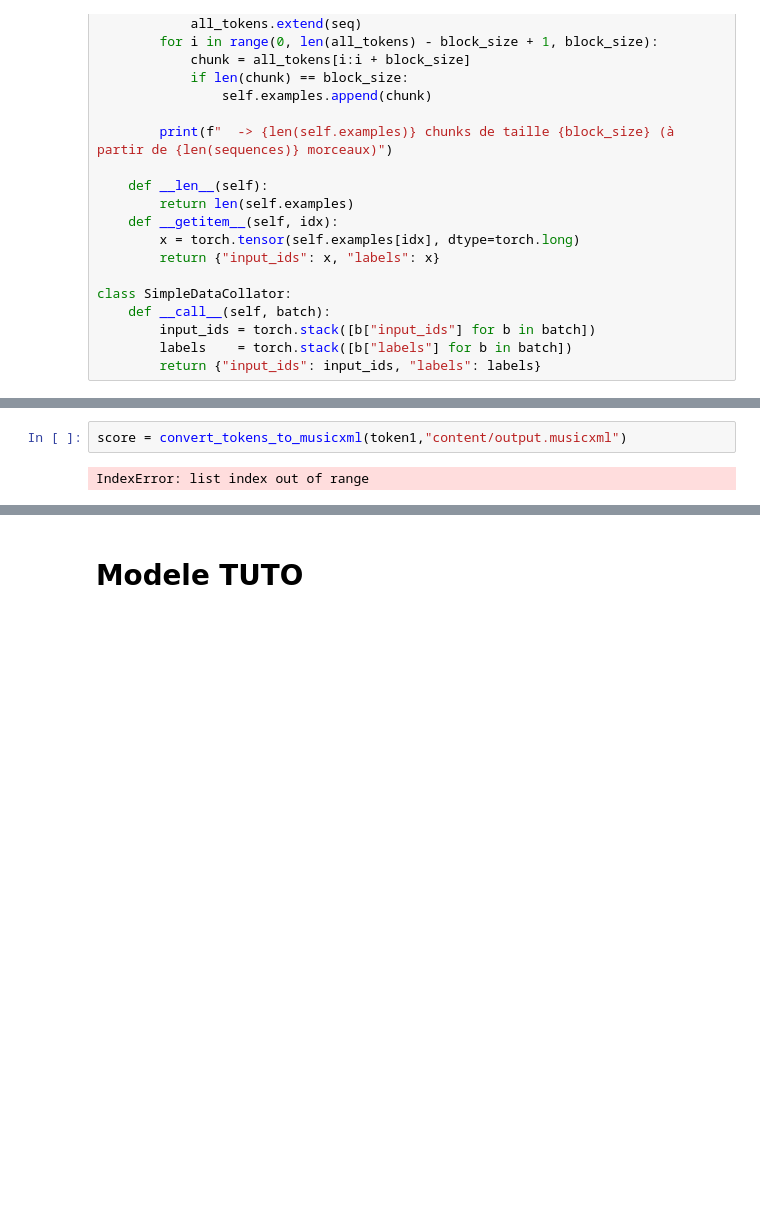
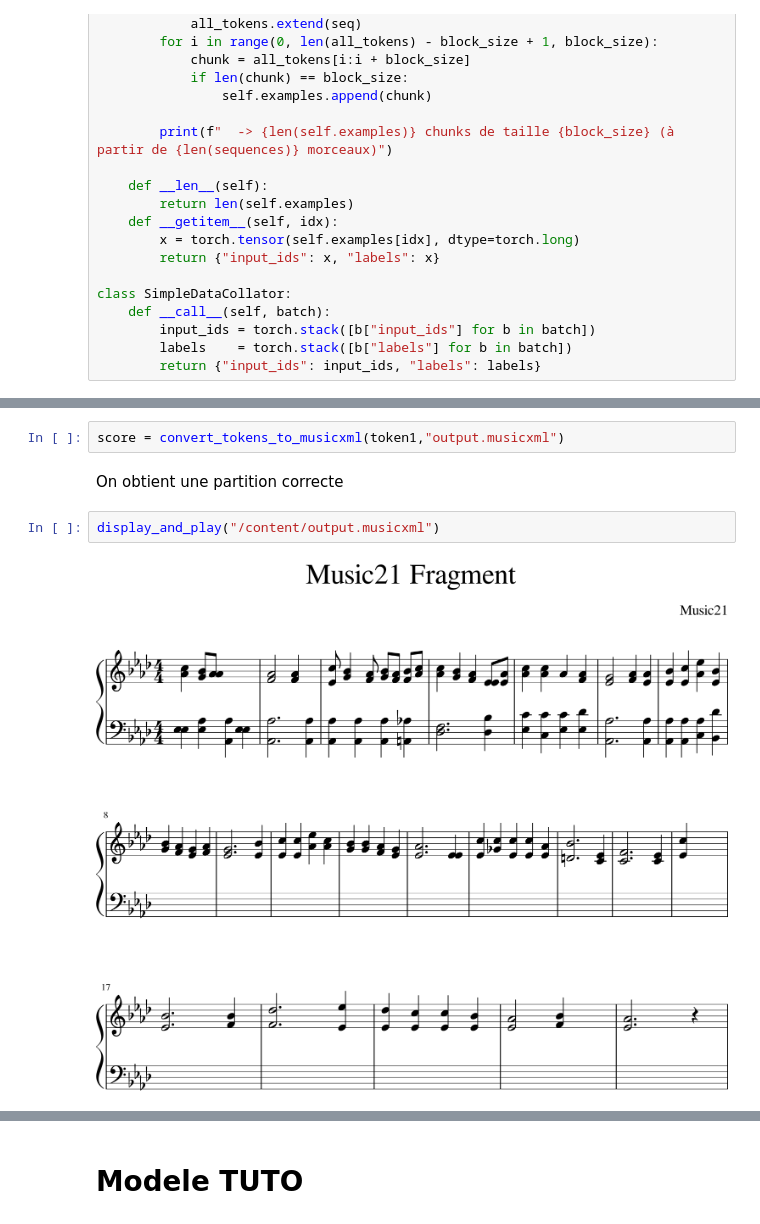
Before and after one commit to gomar0801/BachGen, a Jupyter notebook: notebooks/Pipeline complet BachGen.ipynb, the cells around one changed output, grey strips where cells are left out. Drawn from its saved outputs; the diff is of its cells as text; blank space fills up the shorter version.

```diff
--- a/notebooks/Pipeline complet BachGen.ipynb
+++ b/notebooks/Pipeline complet BachGen.ipynb
@@ -846,4 +879,8 @@ token1=['R', 'bar', 'key_flat_4', 'time_4/4', 'clef_treble',
 # %%
-score = convert_tokens_to_musicxml(token1,"content/output.musicxml")
+score = convert_tokens_to_musicxml(token1,"output.musicxml")
-# %% [output]
-IndexError: list index out of range
+# %% [markdown]
+On obtient une partition correcte
+# %%
+display_and_play("/content/output.musicxml")
+# %% [output]
+[figure, added]
```
Also changed, not shown: parts of 26 cells of this notebook.
